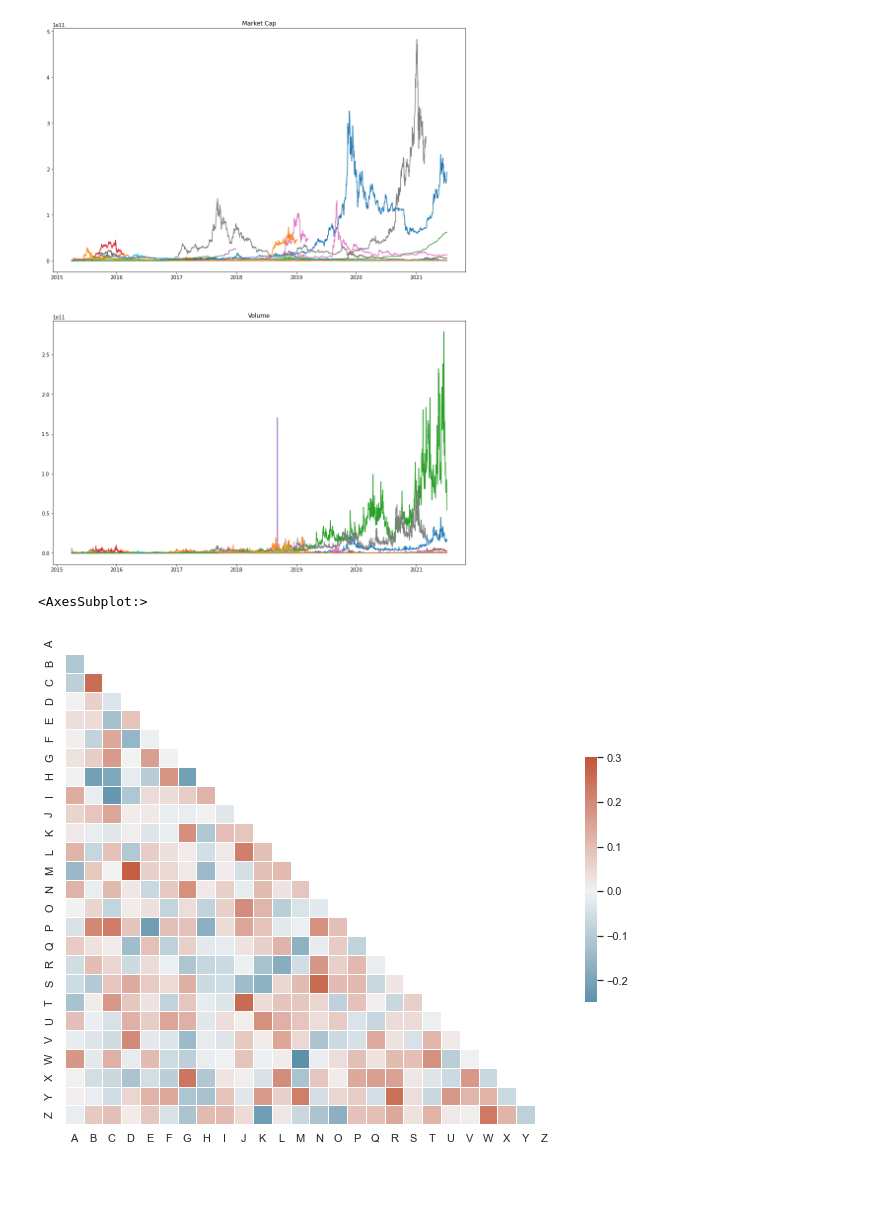
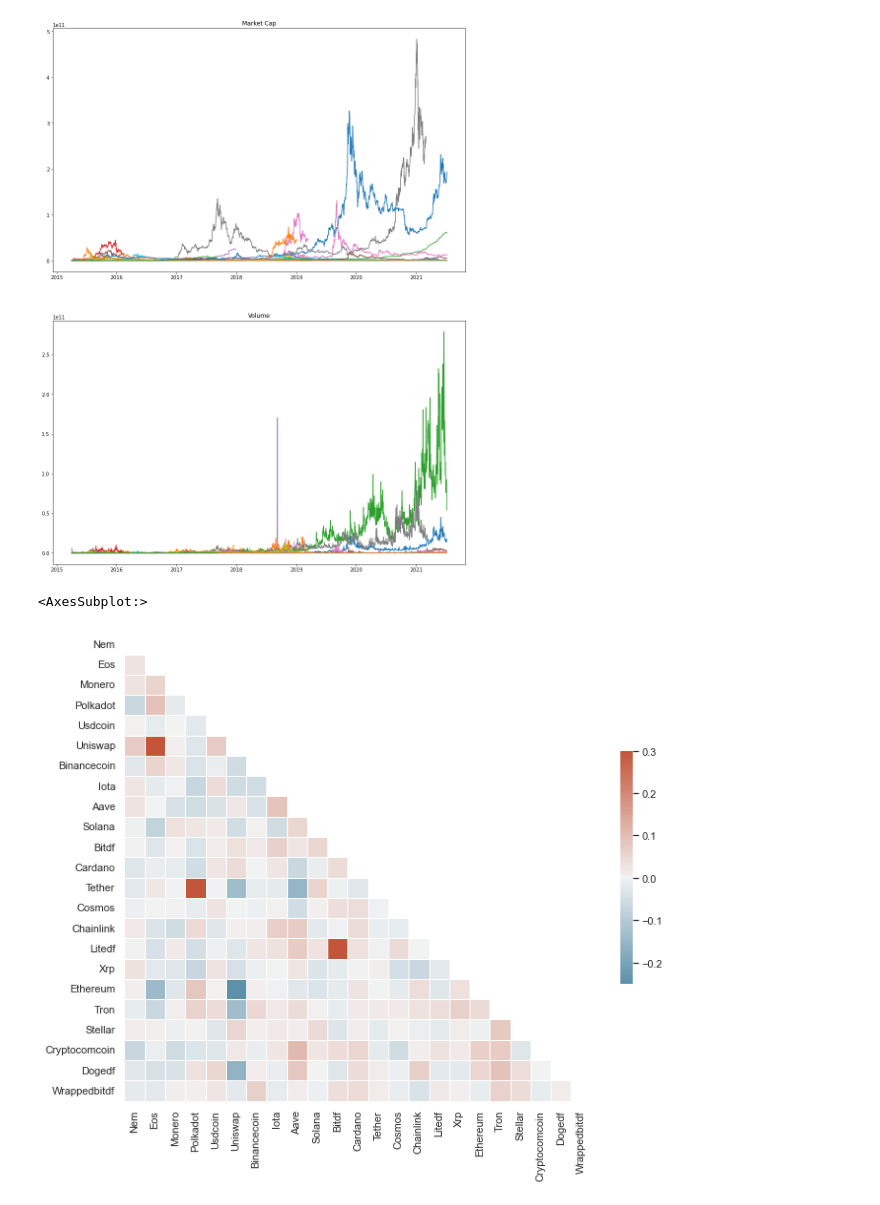
Before and after one commit to JosefinadeSolminihac/project_1, a Jupyter notebook: kaggle_eda_dml.ipynb, the cells around one changed output. Saved outputs shown, nothing was run; the diff lists cells and outputs as text; code cells hidden in the pictures; blank space fills up the shorter version.

Commit message:
Removed defunct project notebook files and completed initial Kaggle dataset EDA notebook.

```diff
--- a/kaggle_eda_dml.ipynb
+++ b/kaggle_eda_dml.ipynb
@@ -25,12 +31,12 @@ with zipfile.ZipFile("cryptocurrencypricehistory.zip", 'r') as zip_ref:
 frame_dict = {}
 
 # itereate over files
-for csv in os.listdir("/Users/davidlevy/Desktop/project_1/raw_data"):
+for csv in os.listdir("/Users/davidlevy/Desktop/project_1/raw_data_kaggle"):
 
     # ignore hidden files
     if csv[0] != ".":
-        filepath = os.path.join("raw_data", csv)
-        frame_dict[csv.replace(".csv", "_df")] = pd.read_csv("raw_data/" + csv)
+        filepath = os.path.join("raw_data_kaggle", csv)
+        frame_dict[csv.replace(".csv", "_df")] = pd.read_csv("raw_data_kaggle/" + csv)
 # %%
 # how many files do we have?
 print(len(frame_dict))
@@ -103,37 +109,33 @@ ax[1].set_title("Volume")
 # %% [output]
 Text(0.5, 1.0, 'Volume')
 [figure]
-# %%
-sns.set_theme(style="white")
 # %%
-from string import ascii_letters
-import numpy as np
-import pandas as pd
-import seaborn as sns
-import matplotlib.pyplot as plt
+# create a dictionary holding return data
 
+ret_dict = {}
+
+for key in list(frame_dict.keys()):
+    ret_dict[key.replace("coin_", "").replace("_df", "").title()] = \
+    (frame_dict[key]["Close"] - frame_dict[key]["Open"]) / frame_dict[key]["Open"]
+
+# compute the correlation matrix
+corr = pd.DataFrame(ret_dict).corr()
+
+# set seaborn graph style
 sns.set_theme(style="white")
 
-# Generate a large random dataset
-rs = np.random.RandomState(33)
-d = pd.DataFrame(data=rs.normal(size=(100, 26)),
-                 columns=list(ascii_letters[26:]))
-
-# Compute the correlation matrix
-corr = d.corr()
-
-# Generate a mask for the upper triangle
+# generate a mask for the upper triangle
 mask = np.triu(np.ones_like(corr, dtype=bool))
 
-# Set up the matplotlib figure
+# instantiate matplotlib figure
 f, ax = plt.subplots(figsize=(11, 9))
 
-# Generate a custom diverging colormap
+# generate divering colormap
 cmap = sns.diverging_palette(230, 20, as_cmap=True)
 
-# Draw the heatmap with the mask and correct aspect ratio
+# draw a heatmap with the mask
 sns.heatmap(corr, mask=mask, cmap=cmap, vmax=.3, center=0,
             square=True, linewidths=.5, cbar_kws={"shrink": .5})
 # %% [output]
 <AxesSubplot:>
-[figure, old version]
+[figure, new version]
```
Also changed, not shown: parts of 2 cells of this notebook, 24 other files.
